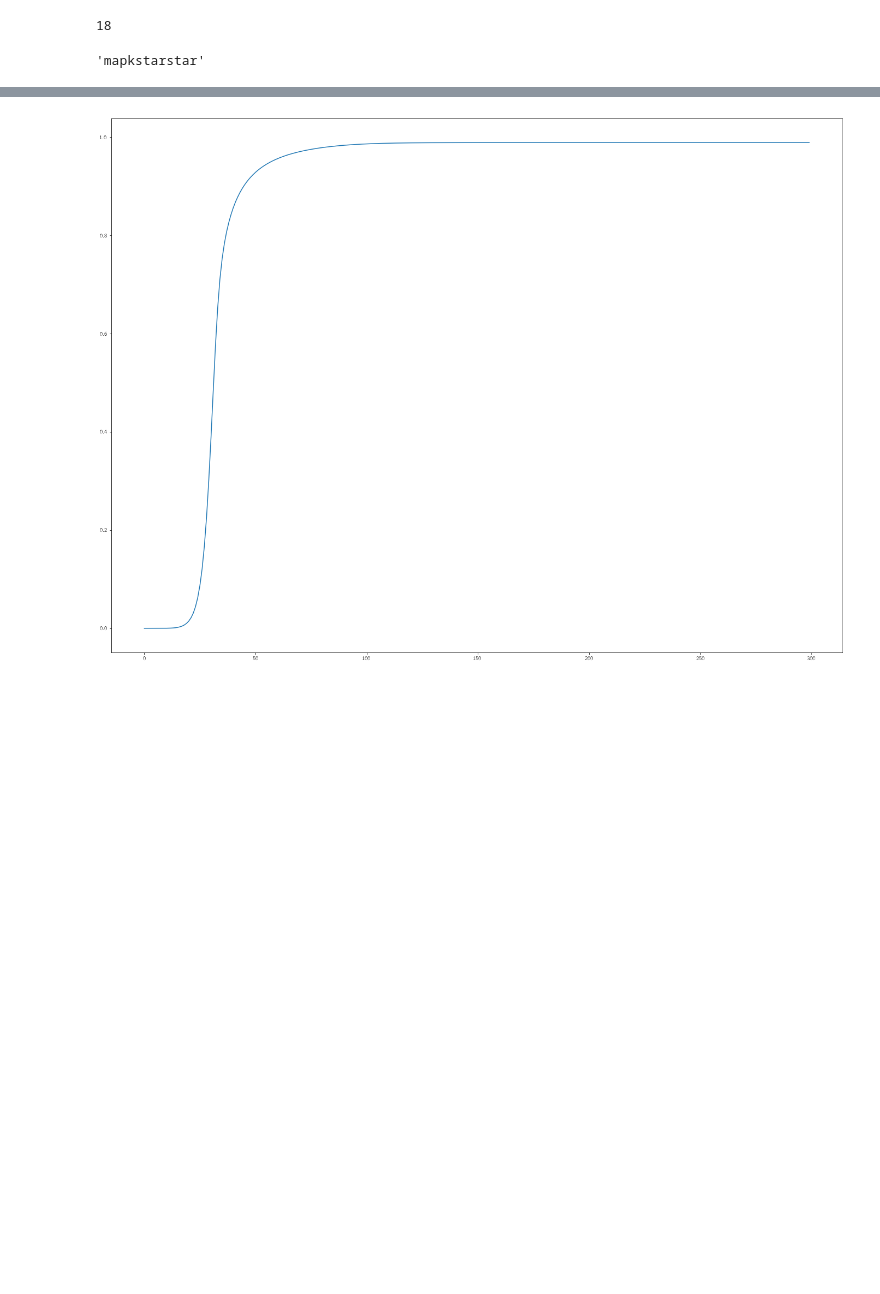
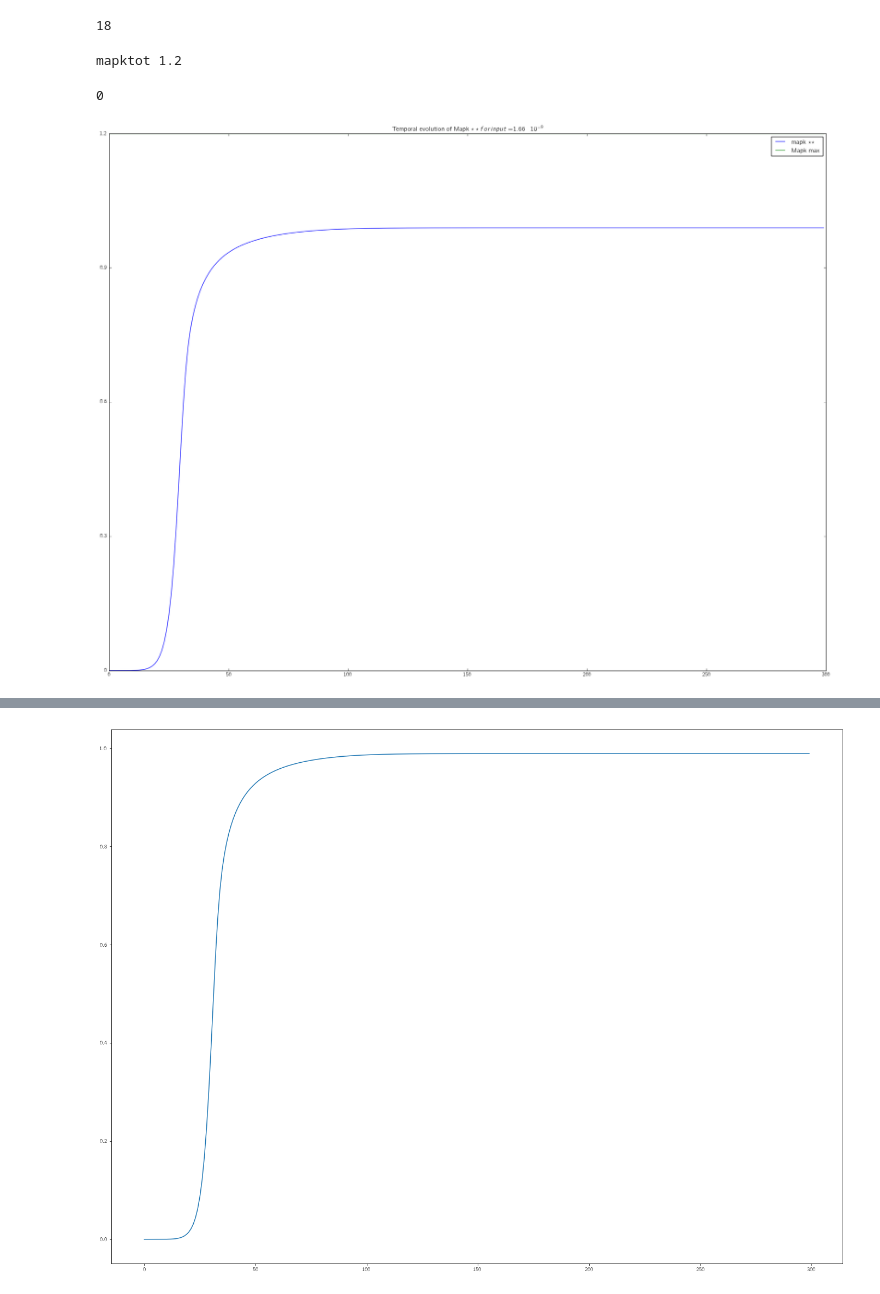
Before and after one commit to sophiedeb/neural_induction, a Jupyter notebook: mapkcascade.ipynb, the cells around one changed output, grey strips where cells are left out. Cells and saved outputs as stored; diff of their text form; code cells hidden in the pictures; blank space fills up the shorter version.

```diff
--- a/mapkcascade.ipynb
+++ b/mapkcascade.ipynb
@@ -211,4 +268,39 @@ for kk in range(4):
-# %%
-var_names[15]
-# %% [output]
-'mapkstarstar'
+# %%
+maxn = 10
+inputlist=np.logspace(-10, 1, num=maxn)*scale
+maxplots=5;
+selectedinput=range(1,maxn,divmod(maxn,maxplots)[0])#we plot only n=maxplots plots
+storeoutput=[]
+print(params_names[4],param_v[4])
+# %% [output]
+mapktot 1.2
+# %%
+inputlist[0]
+range(1)[0]
+# %% [output]
+0
+# %%
+#to number plots    np.arange(1,math.floor(len(range(0,maxn,divmod(maxn,10)[0])))+1)
+
+
+
+plotnumber=0
+
+kk=1
+param_v[37]=inputlist[kk]
+psoln = odeint(equationsmodel, initialcond, t, args=(param_v,))
+
+fig=plt.figure()
+plt.plot(psoln[:,15],label=r"$ \textnormal{mapk \star \star}$")
+#plot max value of mapk star star
+plt.plot(np.ones(len(t))*param_v[4],label=r" \textnormal{Mapk max}")
+plt.legend()
+plt.title(r'Temporal evolution of Mapk \star \star for input = {}'.format(str_fmt(param_v[37],n=2)))
+plt.yticks([0, param_v[4]/4, param_v[4]/2, 3*param_v[4]/4, param_v[4]],
+['$0$', r'{}'.format(str_fmt(param_v[4]/4)), r'{}'.format(str_fmt(param_v[4]/2)),r'{}'.format(str_fmt_round_numb(round_to_n(3*param_v[4]/4,2))), r'{}'.format(str_fmt(param_v[4]))])
+
+plt.show()
+
+#is steady state reached? -- store value.
+# %% [output]
+[figure, added]
```
Also changed, not shown: parts of 9 cells of this notebook, 1 other file.
